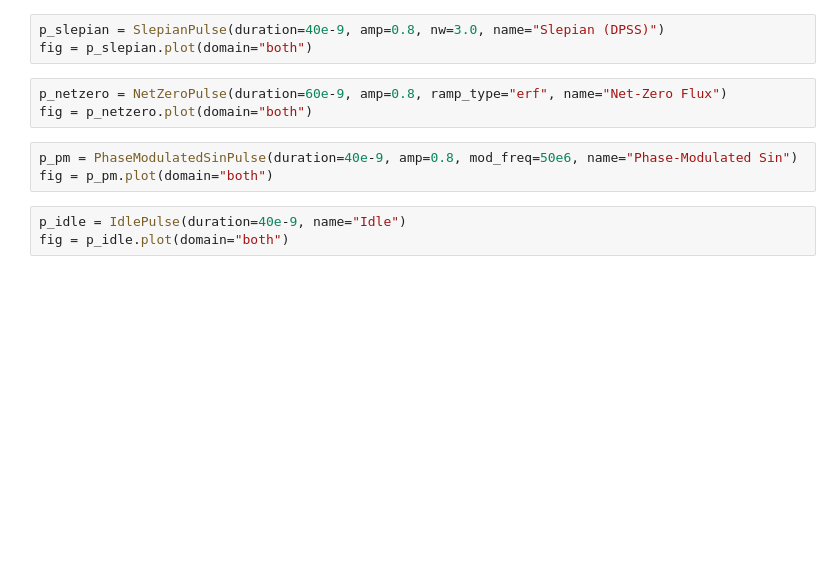
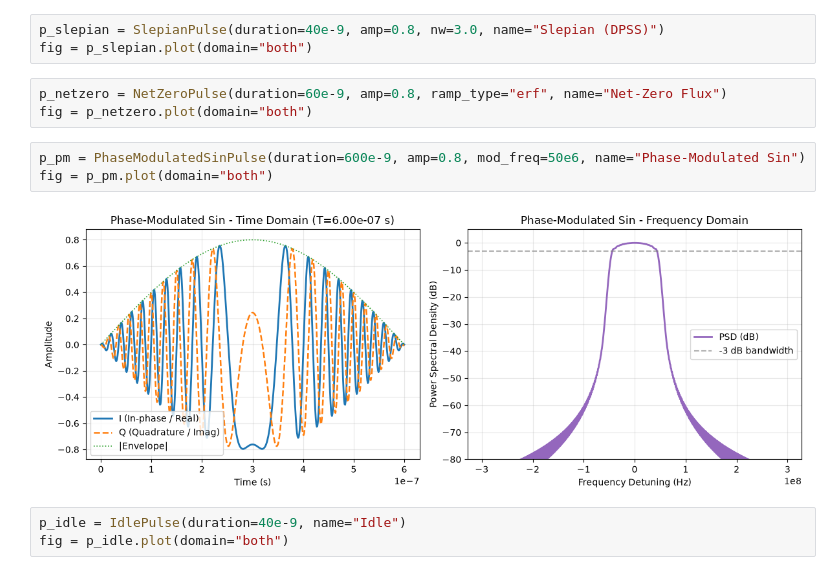
Before and after one commit to quantum-panda-a/SQPulse, a Jupyter notebook: examples/demo.ipynb, the cells around one changed output. Drawn from its saved outputs; the diff is of its cells as text; blank space fills up the shorter version.

Commit message:
Fix PhaseModulatedSinPulse bug

```diff
--- a/examples/demo.ipynb
+++ b/examples/demo.ipynb
@@ -77,8 +79,10 @@ fig = p_slepian.plot(domain="both")
 p_netzero = NetZeroPulse(duration=60e-9, amp=0.8, ramp_type="erf", name="Net-Zero Flux")
 fig = p_netzero.plot(domain="both")
 # %%
-p_pm = PhaseModulatedSinPulse(duration=40e-9, amp=0.8, mod_freq=50e6, name="Phase-Modulated Sin")
+p_pm = PhaseModulatedSinPulse(duration=600e-9, amp=0.8, mod_freq=50e6, name="Phase-Modulated Sin")
 fig = p_pm.plot(domain="both")
+# %% [output]
+[figure, added]
 # %%
 p_idle = IdlePulse(duration=40e-9, name="Idle")
 fig = p_idle.plot(domain="both")
```
Also changed, not shown: parts of 6 cells of this notebook, 7 other files.
